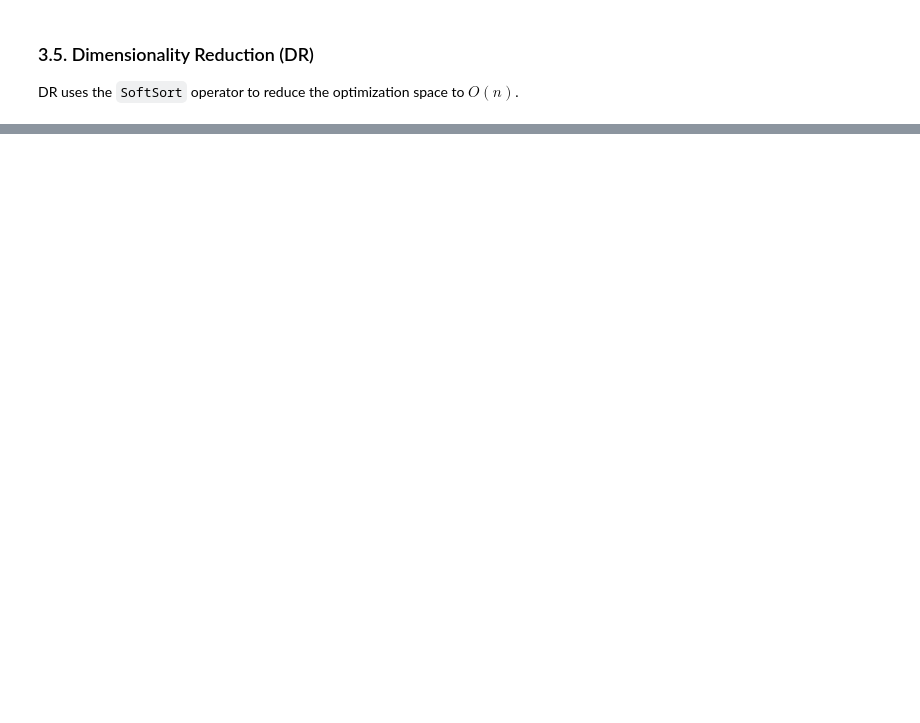
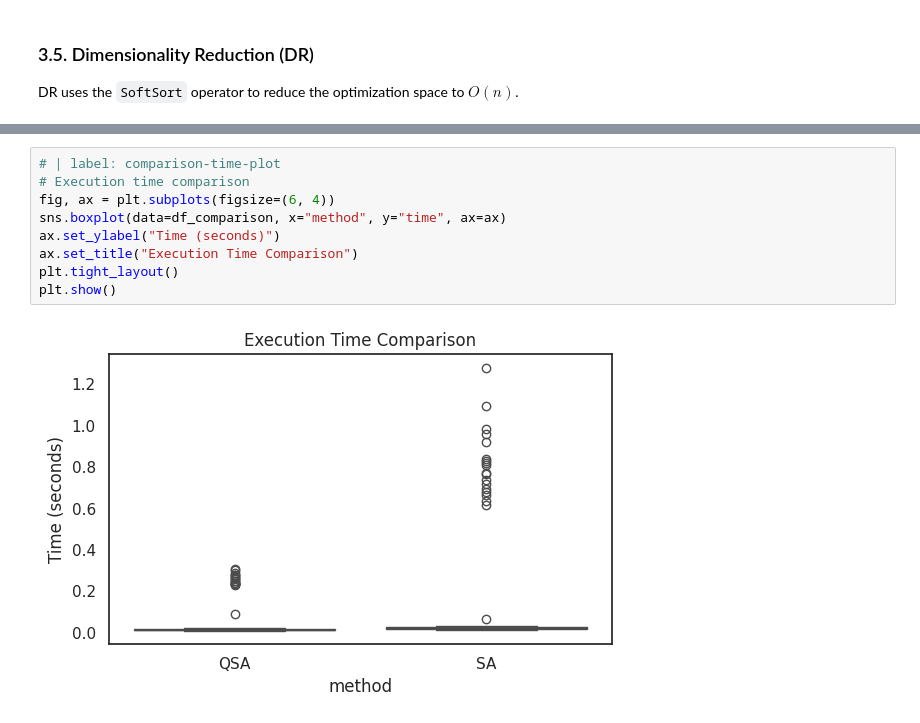
Before and after one commit to dkubek/approximate-graph-symmetries, a Jupyter notebook: demo.ipynb, the cells around one changed output, grey strips where cells are left out. Drawn from its saved outputs; the diff is of its cells as text; blank space fills up the shorter version.

```diff
--- a/demo.ipynb
+++ b/demo.ipynb
@@ -327,0 +497,11 @@ plt.show()
+# %%
+# | label: comparison-time-plot
+# Execution time comparison
+fig, ax = plt.subplots(figsize=(6, 4))
+sns.boxplot(data=df_comparison, x="method", y="time", ax=ax)
+ax.set_ylabel("Time (seconds)")
+ax.set_title("Execution Time Comparison")
+plt.tight_layout()
+plt.show()
+# %% [output]
+[figure, added]
```
Also changed, not shown: parts of 19 cells of this notebook, 2 other files.
